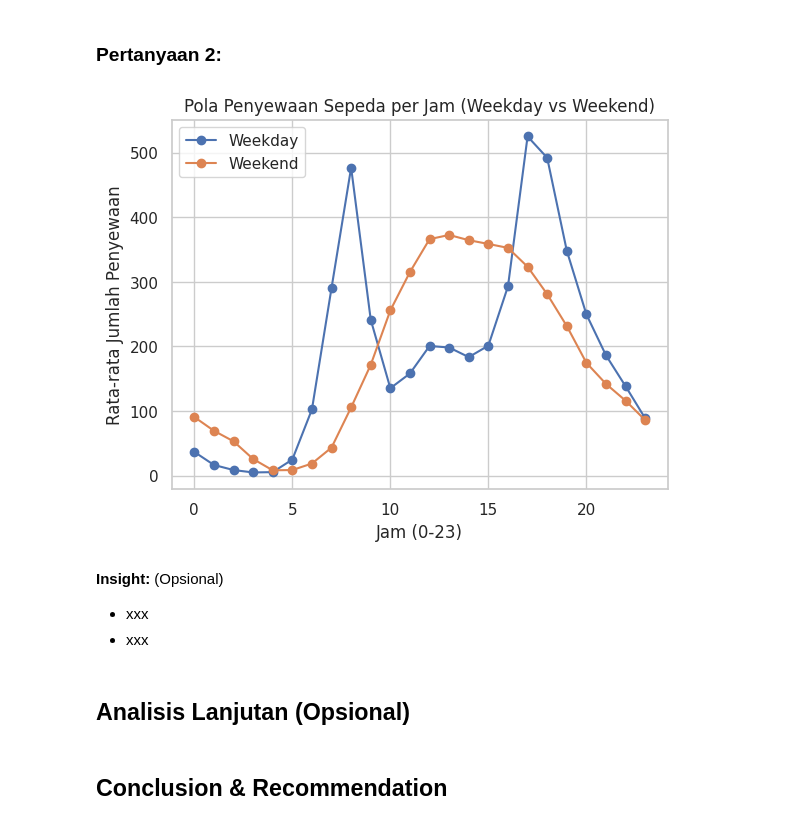
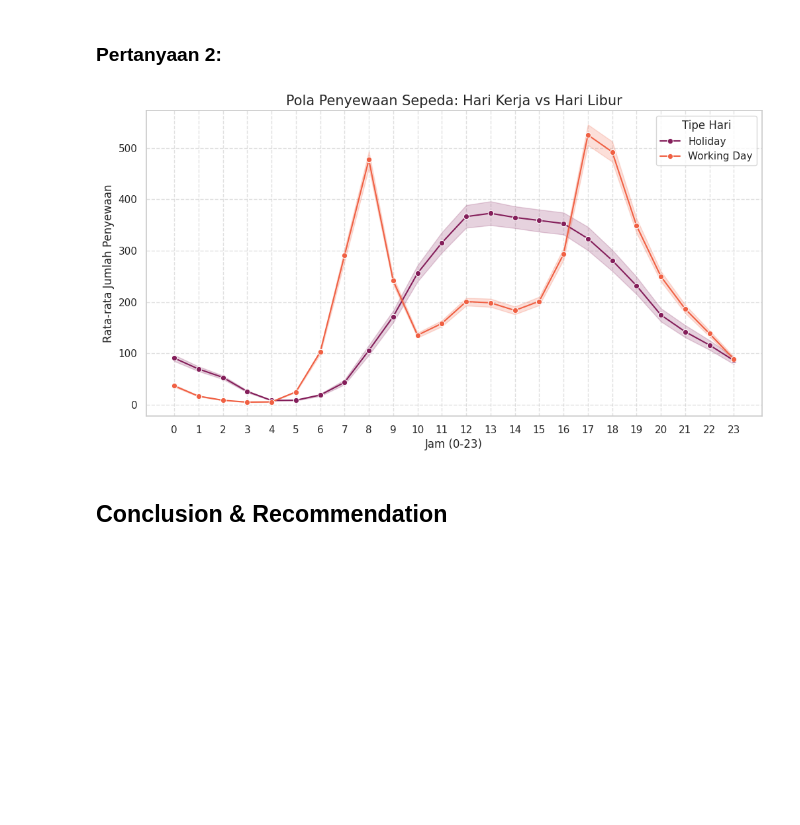
Before and after one commit to muhammadfachreza961-ship-it/bike-sharing-dashboard, a Jupyter notebook: notebook.ipynb, the cells around one changed output. Drawn from its saved outputs; the diff is of its cells as text; code cells hidden in the pictures; blank space fills up the shorter version.

```diff
--- a/notebook.ipynb
+++ b/notebook.ipynb
@@ -218,8 +213,9 @@ array([ 0,  1,  2,  3,  4,  5,  6,  7,  8,  9, 10, 11, 12, 13, 14, 15, 16,
 ### Cleaning Data
 # %% [markdown]
 #### Fixing ... problem
+# %%
+day_df = pd.read_csv('day.csv')
+hour_df = pd.read_csv('hour.csv')
 # %%
 day_df['dteday'] = pd.to_datetime(day_df['dteday'])
 hour_df['dteday'] = pd.to_datetime(hour_df['dteday'])
-day_df.drop(columns=['instant'], inplace=True)
-hour_df.drop(columns=['instant'], inplace=True)
@@ -411,31 +357,27 @@ plt.show()
 # %% [markdown]
 ### Pertanyaan 2:
-# %%
-weekday = hour_df[hour_df['workingday'] == 1]
-weekend = hour_df[hour_df['workingday'] == 0]
-
-weekday_hourly = weekday.groupby('hr')['cnt'].mean()
-weekend_hourly = weekend.groupby('hr')['cnt'].mean()
-
-plt.figure()
-
-plt.plot(weekday_hourly.index, weekday_hourly.values, marker='o', label='Weekday')
-plt.plot(weekend_hourly.index, weekend_hourly.values, marker='o', label='Weekend')
-
-plt.title('Pola Penyewaan Sepeda per Jam (Weekday vs Weekend)')
-plt.xlabel('Jam (0-23)')
-plt.ylabel('Rata-rata Jumlah Penyewaan')
-plt.legend()
-
-plt.show()
-# %% [output]
-[figure, removed]
-# %% [markdown]
-**Insight:** (Opsional)
-- xxx
-- xxx
-# %% [markdown]
-## Analisis Lanjutan (Opsional)
+# %%
+plt.figure(figsize=(12, 6))
+
+sns.lineplot(
+    data=hour_df,
+    x='hour',
+    y='total_count',
+    hue='workingday',
+    palette='rocket',
+    marker='o'
+)
+
+plt.title('Pola Penyewaan Sepeda: Hari Kerja vs Hari Libur', fontsize=15)
+plt.xlabel('Jam (0-23)', fontsize=12)
+plt.ylabel('Rata-rata Jumlah Penyewaan', fontsize=12)
+plt.xticks(range(0, 24))
+plt.grid(True, linestyle='--', alpha=0.6)
+plt.legend(title='Tipe Hari')
+
+plt.show()
+# %% [output]
+[figure, added]
 # %% [markdown]
 ## Conclusion & Recommendation
 # %% [markdown]
```
Also changed, not shown: parts of 23 cells of this notebook, 1 other file.
